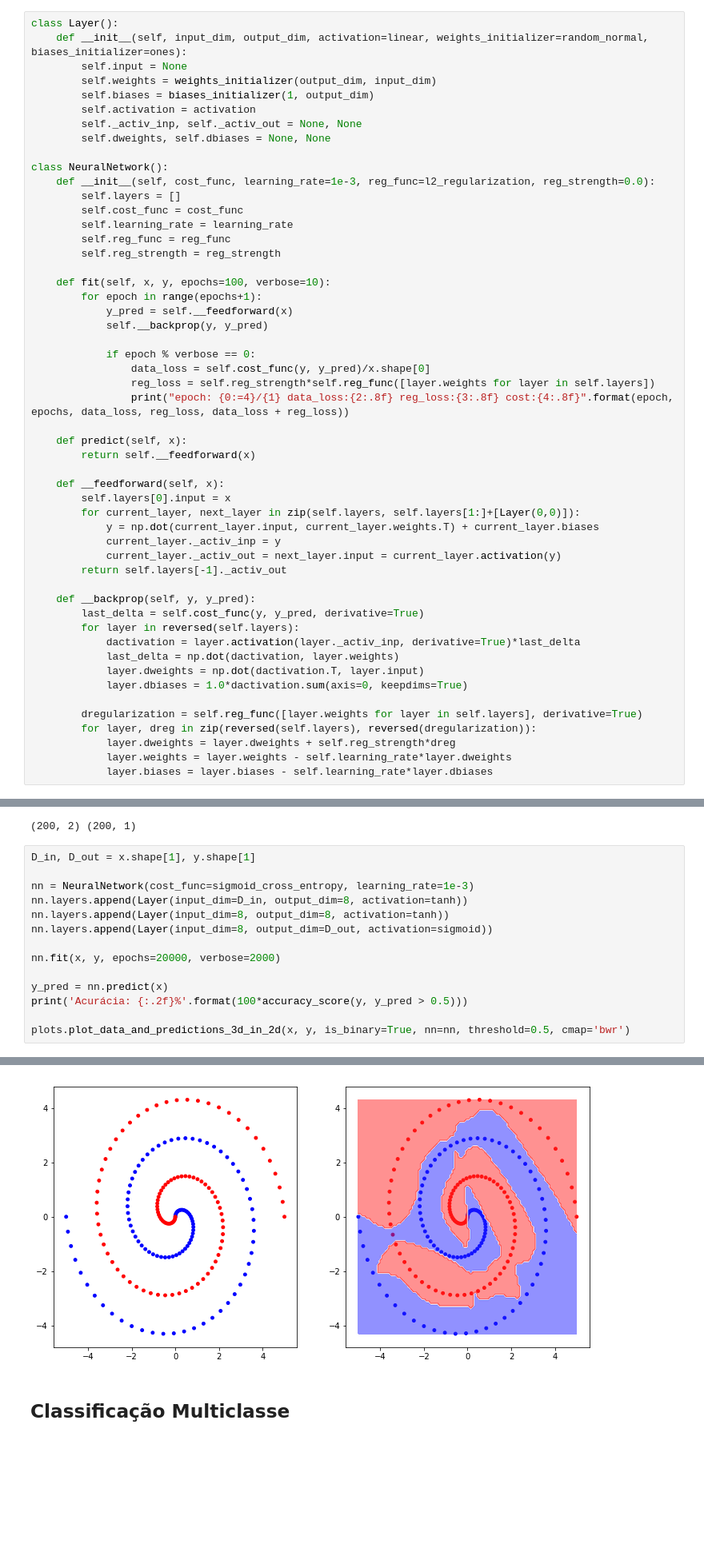
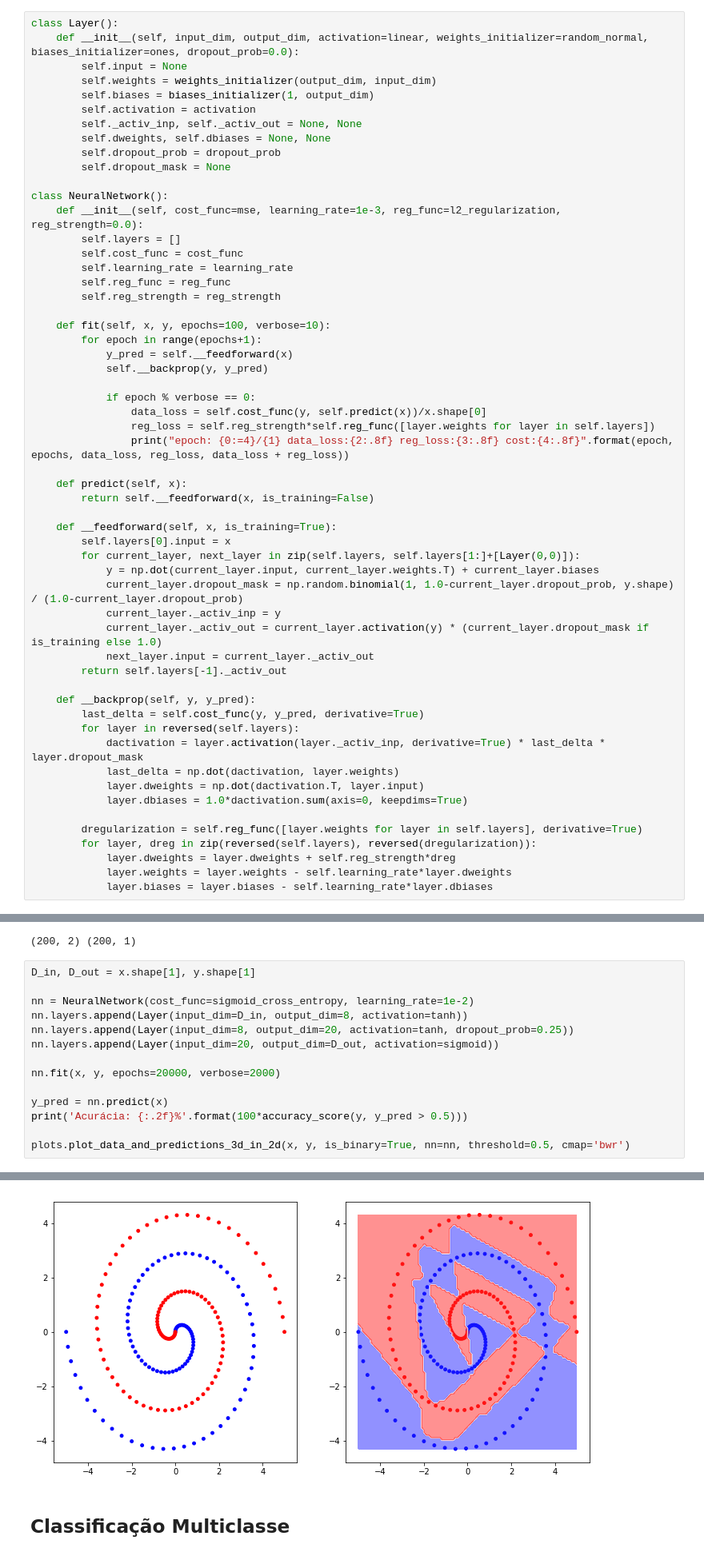
Before and after one commit to arnaldog12/Manual-Pratico-Deep-Learning, a Jupyter notebook: Rede Neural.ipynb, the cells around one changed output, grey strips where cells are left out. Shown at 80% size. Cells and saved outputs as stored; diff of their text form; blank space fills up the shorter version.

Commit message:
adiciona dropout

```diff
--- a/Rede Neural.ipynb
+++ b/Rede Neural.ipynb
@@ -173,16 +173,18 @@ def l2_regularization(weights, derivative=False):
 # Implementação
 # %%
 class Layer():
-    def __init__(self, input_dim, output_dim, activation=linear, weights_initializer=random_normal, biases_initializer=ones):
+    def __init__(self, input_dim, output_dim, activation=linear, weights_initializer=random_normal, biases_initializer=ones, dropout_prob=0.0):
         self.input = None
         self.weights = weights_initializer(output_dim, input_dim)
         self.biases = biases_initializer(1, output_dim)
         self.activation = activation
         self._activ_inp, self._activ_out = None, None
         self.dweights, self.dbiases = None, None
+        self.dropout_prob = dropout_prob
+        self.dropout_mask = None
 
 class NeuralNetwork():
-    def __init__(self, cost_func, learning_rate=1e-3, reg_func=l2_regularization, reg_strength=0.0):
+    def __init__(self, cost_func=mse, learning_rate=1e-3, reg_func=l2_regularization, reg_strength=0.0):
         self.layers = []
         self.cost_func = cost_func
         self.learning_rate = learning_rate
@@ -195,25 +197,27 @@ class NeuralNetwork():
             self.__backprop(y, y_pred)
 
             if epoch % verbose == 0:
-                data_loss = self.cost_func(y, y_pred)/x.shape[0]
+                data_loss = self.cost_func(y, self.predict(x))/x.shape[0]
                 reg_loss = self.reg_strength*self.reg_func([layer.weights for layer in self.layers])
                 print("epoch: {0:=4}/{1} data_loss:{2:.8f} reg_loss:{3:.8f} cost:{4:.8f}".format(epoch, epochs, data_loss, reg_loss, data_loss + reg_loss))
 
     def predict(self, x):
-        return self.__feedforward(x)
+        return self.__feedforward(x, is_training=False)
 
-    def __feedforward(self, x):
+    def __feedforward(self, x, is_training=True):
         self.layers[0].input = x
         for current_layer, next_layer in zip(self.layers, self.layers[1:]+[Layer(0,0)]):
             y = np.dot(current_layer.input, current_layer.weights.T) + current_layer.biases
+            current_layer.dropout_mask = np.random.binomial(1, 1.0-current_layer.dropout_prob, y.shape) / (1.0-current_layer.dropout_prob)
             current_layer._activ_inp = y
-            current_layer._activ_out = next_layer.input = current_layer.activation(y)
+            current_layer._activ_out = current_layer.activation(y) * (current_layer.dropout_mask if is_training else 1.0)
+            next_layer.input = current_layer._activ_out
         return self.layers[-1]._activ_out
 
     def __backprop(self, y, y_pred):
         last_delta = self.cost_func(y, y_pred, derivative=True)
         for layer in reversed(self.layers):
-            dactivation = layer.activation(layer._activ_inp, derivative=True)*last_delta
+            dactivation = layer.activation(layer._activ_inp, derivative=True) * last_delta * layer.dropout_mask
             last_delta = np.dot(dactivation, layer.weights)
             layer.dweights = np.dot(dactivation.T, layer.input)
             layer.dbiases = 1.0*dactivation.sum(axis=0, keepdims=True)
@@ -796,10 +800,10 @@ print(x.shape, y.shape)
 # %%
 D_in, D_out = x.shape[1], y.shape[1]
 
-nn = NeuralNetwork(cost_func=sigmoid_cross_entropy, learning_rate=1e-3)
+nn = NeuralNetwork(cost_func=sigmoid_cross_entropy, learning_rate=1e-2)
 nn.layers.append(Layer(input_dim=D_in, output_dim=8, activation=tanh))
-nn.layers.append(Layer(input_dim=8, output_dim=8, activation=tanh))
-nn.layers.append(Layer(input_dim=8, output_dim=D_out, activation=sigmoid))
+nn.layers.append(Layer(input_dim=8, output_dim=20, activation=tanh, dropout_prob=0.25))
+nn.layers.append(Layer(input_dim=20, output_dim=D_out, activation=sigmoid))
 
 nn.fit(x, y, epochs=20000, verbose=2000)
 
@@ -823,4 +827,4 @@ Acurácia: 99.00%
-[figure, old version]
+[figure, new version]
 # %% [markdown]
 ## Classificação Multiclasse
 # %% [markdown]
```
Also changed, not shown: parts of 4 cells of this notebook.
